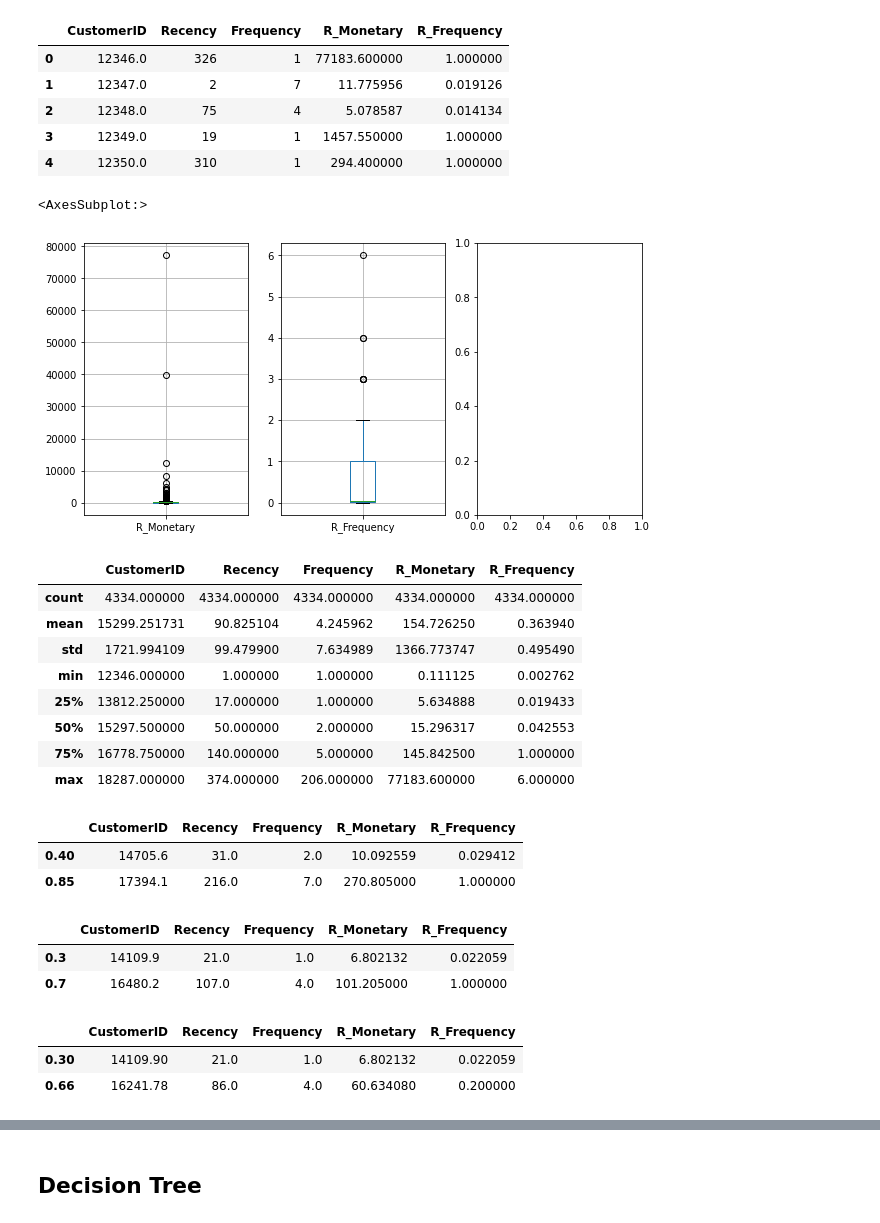
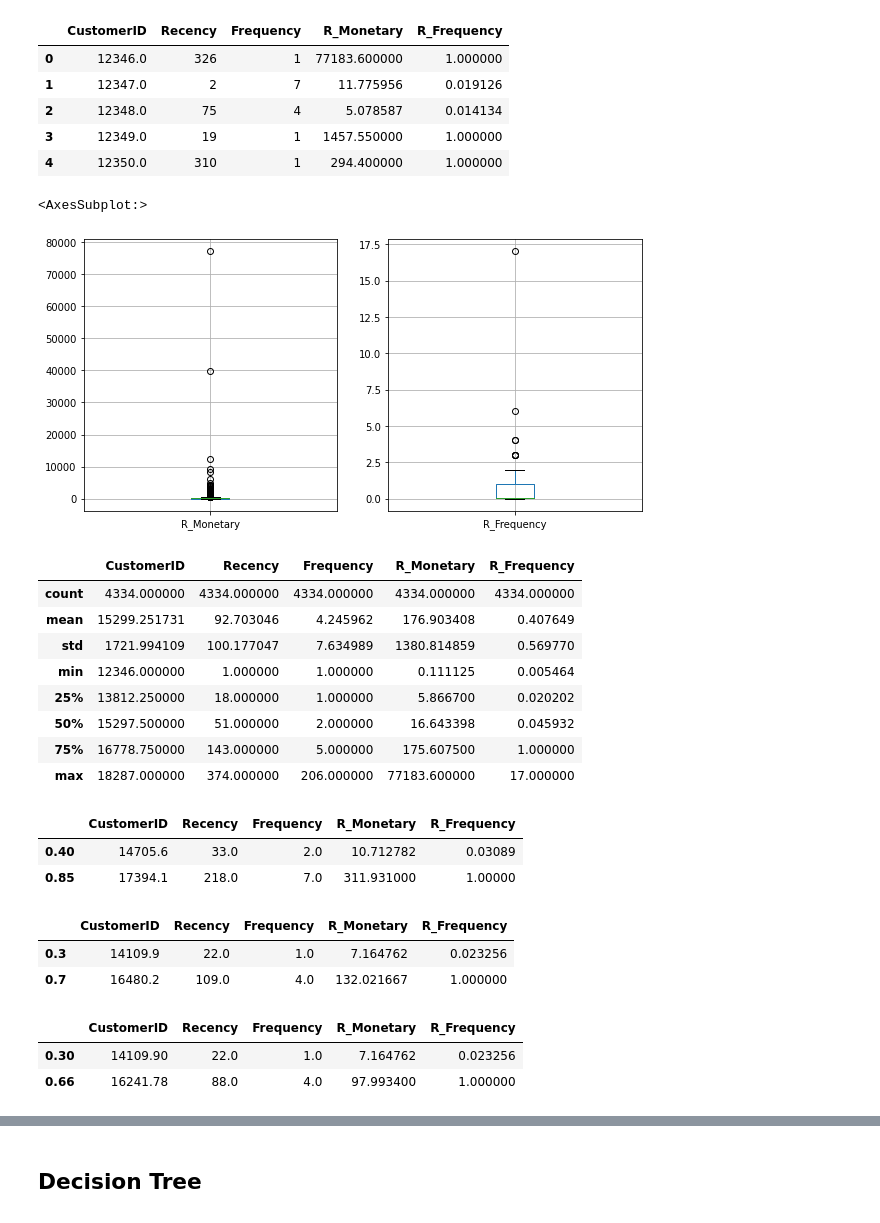
Before and after one commit to michelezoncheddu/data-mining-project, a Jupyter notebook: 3_Classification.ipynb, the cells around one changed output, grey strips where cells are left out. Cells and saved outputs as stored; diff of their text form; code cells hidden in the pictures.

```diff
--- a/3_Classification.ipynb
+++ b/3_Classification.ipynb
@@ -19,9 +22,9 @@ store -r
 # Classification
 # %%
 # Relative monetary
-relative = df.groupby(by='CustomerID', as_index=False).BasketDate.agg(['min', 'max'])
+relative = not_canceled.groupby(by='CustomerID', as_index=False).BasketDate.agg(['min', 'max'])
 
-last = df['BasketDate'].max() + dt.timedelta(days=1)
+last = not_canceled['BasketDate'].max() + dt.timedelta(days=1)
 
 relative['Days'] = relative['min'].apply(lambda x: (last - x).days)
 
@@ -47,48 +50,48 @@ customer_profile.head()
 | 3 | 12349.0 | 19 | 1 | 1457.550000 | 1.000000 |
 | 4 | 12350.0 | 310 | 1 | 294.400000 | 1.000000 |
 # %%
-fig, ax = plt.subplots(1, 3, figsize=(10, 5))
+fig, ax = plt.subplots(1, 2, figsize=(10, 5))
 customer_profile.boxplot('R_Monetary', ax=ax[0])
 customer_profile.boxplot('R_Frequency', ax=ax[1])
 # %% [output]
 <AxesSubplot:>
-[figure, old version]
+[figure, new version]
 # %%
 customer_profile.describe()
 # %% [output]
 |  | CustomerID | Recency | Frequency | R_Monetary | R_Frequency |
 | count | 4334.000000 | 4334.000000 | 4334.000000 | 4334.000000 | 4334.000000 |
-| mean | 15299.251731 | 90.825104 | 4.245962 | 154.726250 | 0.363940 |
-| std | 1721.994109 | 99.479900 | 7.634989 | 1366.773747 | 0.495490 |
-| min | 12346.000000 | 1.000000 | 1.000000 | 0.111125 | 0.002762 |
-| 25% | 13812.250000 | 17.000000 | 1.000000 | 5.634888 | 0.019433 |
-| 50% | 15297.500000 | 50.000000 | 2.000000 | 15.296317 | 0.042553 |
-| 75% | 16778.750000 | 140.000000 | 5.000000 | 145.842500 | 1.000000 |
-| max | 18287.000000 | 374.000000 | 206.000000 | 77183.600000 | 6.000000 |
+| mean | 15299.251731 | 92.703046 | 4.245962 | 176.903408 | 0.407649 |
+| std | 1721.994109 | 100.177047 | 7.634989 | 1380.814859 | 0.569770 |
+| min | 12346.000000 | 1.000000 | 1.000000 | 0.111125 | 0.005464 |
+| 25% | 13812.250000 | 18.000000 | 1.000000 | 5.866700 | 0.020202 |
+| 50% | 15297.500000 | 51.000000 | 2.000000 | 16.643398 | 0.045932 |
+| 75% | 16778.750000 | 143.000000 | 5.000000 | 175.607500 | 1.000000 |
+| max | 18287.000000 | 374.000000 | 206.000000 | 77183.600000 | 17.000000 |
 # %%
 ranges_m = [0.4, 0.85]
 quantiles_m = customer_profile.quantile(q=ranges_m)
 quantiles_m
 # %% [output]
 |  | CustomerID | Recency | Frequency | R_Monetary | R_Frequency |
-| 0.40 | 14705.6 | 31.0 | 2.0 | 10.092559 | 0.029412 |
-| 0.85 | 17394.1 | 216.0 | 7.0 | 270.805000 | 1.000000 |
+| 0.40 | 14705.6 | 33.0 | 2.0 | 10.712782 | 0.03089 |
+| 0.85 | 17394.1 | 218.0 | 7.0 | 311.931000 | 1.00000 |
 # %%
 ranges_f = [0.3, 0.7]
 quantiles_f = customer_profile.quantile(q=ranges_f)
 quantiles_f
 # %% [output]
 |  | CustomerID | Recency | Frequency | R_Monetary | R_Frequency |
-| 0.3 | 14109.9 | 21.0 | 1.0 | 6.802132 | 0.022059 |
-| 0.7 | 16480.2 | 107.0 | 4.0 | 101.205000 | 1.000000 |
+| 0.3 | 14109.9 | 22.0 | 1.0 | 7.164762 | 0.023256 |
+| 0.7 | 16480.2 | 109.0 | 4.0 | 132.021667 | 1.000000 |
 # %%
 ranges_r = [0.3, 0.66]
 quantiles_r = customer_profile.quantile(q=ranges_r)
 quantiles_r
 # %% [output]
 |  | CustomerID | Recency | Frequency | R_Monetary | R_Frequency |
-| 0.30 | 14109.90 | 21.0 | 1.0 | 6.802132 | 0.022059 |
-| 0.66 | 16241.78 | 86.0 | 4.0 | 60.634080 | 0.200000 |
+| 0.30 | 14109.90 | 22.0 | 1.0 | 7.164762 | 0.023256 |
+| 0.66 | 16241.78 | 88.0 | 4.0 | 97.993400 | 1.000000 |
 # %%
 def ScoreM(x, data, thresh):
     if x <= thresh[data][ranges_m[0]]:
```
Also changed, not shown: parts of 23 cells of this notebook, 2 other files.
